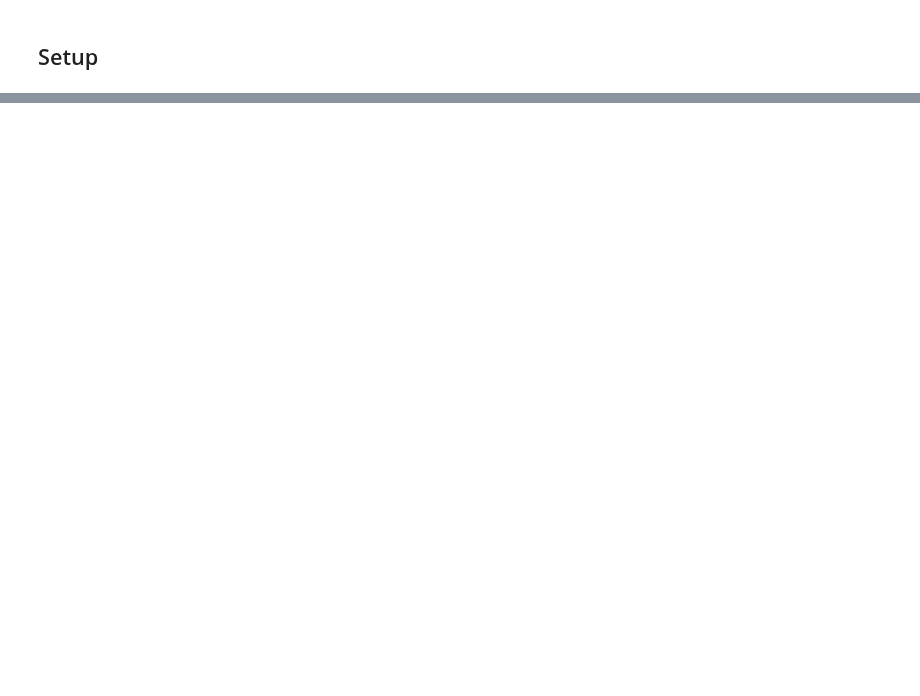
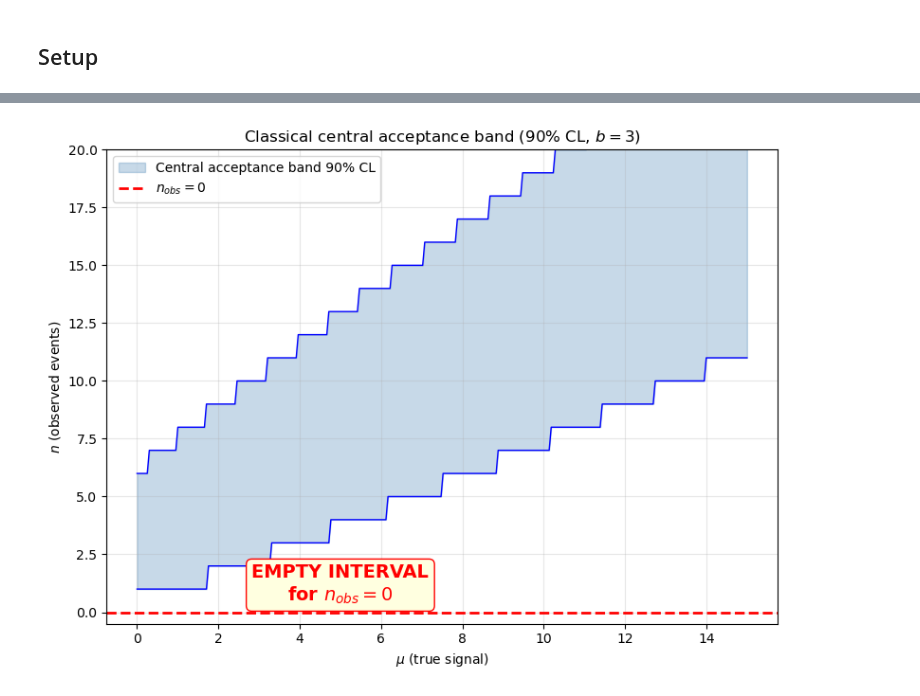
Before and after one commit to jahernando/USC-Fanal-v2, a Jupyter notebook: notebooks/guide/crib_feldman_cousins.ipynb, the cells around one changed output, grey strips where cells are left out. Saved outputs shown, nothing was run; the diff lists cells and outputs as text; code cells hidden in the pictures; blank space fills up the shorter version.

```diff
--- a/notebooks/guide/crib_feldman_cousins.ipynb
+++ b/notebooks/guide/crib_feldman_cousins.ipynb
@@ -100,15 +25,0 @@ The FC confidence belt maps each observed count $n$ to the confidence interval o
-# %%
-ns = np.arange(0, 20)
-
-plt.figure(figsize=(7, 5))
-for fc, cl, alpha in [(fc_95, 0.95, 0.2), (fc_90, 0.90, 0.35), (fc_68, 0.68, 0.5)]:
-    ys = fc(ns)
-    plt.fill_between(ns, ys[0], ys[1], alpha=alpha, color='steelblue',
-                     label='FC CI {:.0f}% CL'.format(100 * cl))
-
-plt.axvline(n_obs, color='red', ls='--', lw=1.5, label='$n_\mathrm{obs}$ = %d' % n_obs)
-plt.xlabel('$n_\mathrm{obs}$')
-plt.ylabel(r'$\mu$ (signal)')
-plt.title('FC confidence belt  ($b = {:.0f}$)'.format(bkg))
-plt.legend()
-plt.tight_layout();
@@ -244,0 +113,71 @@ Key points:
+# %%
+# Classical CENTRAL interval construction for Poisson with background
+# Demonstration of the empty interval problem
+
+def classical_central_interval(mu, bkg, cl=0.90, nmax=30):
+    """Classical central acceptance interval for signal mu with background bkg.
+    Splits probability (1-cl)/2 in each tail.
+    Returns (n_low, n_high).
+    """
+    alpha = 1 - cl
+    ns = np.arange(0, nmax + 1)
+    pmf = stats.poisson.pmf(ns, mu + bkg)
+    cdf = np.cumsum(pmf)
+
+    # Lower tail: P(n < n_low) <= alpha/2
+    n_low = 0
+    while n_low < nmax and cdf[n_low] < alpha / 2:
+        n_low += 1
+
+    # Upper tail: P(n > n_high) <= alpha/2  =>  P(n <= n_high) >= 1 - alpha/2
+    n_high = 0
+    while n_high < nmax and cdf[n_high] < 1 - alpha / 2:
+        n_high += 1
+
+    return n_low, n_high
+
+# Build the classical central band for b=3, 90% CL
+bkg = 3.0
+cl  = 0.90
+mus_grid = np.linspace(0, 15, 300)
+
+n_lows_classic = []
+n_highs_classic = []
+for mu in mus_grid:
+    nl, nh = classical_central_interval(mu, bkg, cl)
+    n_lows_classic.append(nl)
+    n_highs_classic.append(nh)
+
+n_lows_classic  = np.array(n_lows_classic)
+n_highs_classic = np.array(n_highs_classic)
+
+# Invert: for n_obs=0, find which mu values contain it
+n_obs_test = 0
+mask = (n_lows_classic <= n_obs_test) & (n_highs_classic >= n_obs_test)
+
+plt.figure(figsize=(8, 6))
+plt.fill_between(mus_grid, n_lows_classic, n_highs_classic, alpha=0.3, color='steelblue',
+                 label='Central acceptance band 90% CL')
+plt.plot(mus_grid, n_lows_classic, 'b-', lw=1)
+plt.plot(mus_grid, n_highs_classic, 'b-', lw=1)
+plt.axhline(n_obs_test, color='red', ls='--', lw=2, label='$n_{obs} = 0$')
+
+if np.any(mask):
+    mu_low = np.min(mus_grid[mask])
+    mu_high = np.max(mus_grid[mask])
+    plt.axvspan(mu_low, mu_high, alpha=0.3, color='red', label=r'CI: [{:.1f}, {:.1f}]'.format(mu_low, mu_high))
+    print('Classical central interval for n_obs=0: [{:.2f}, {:.2f}]'.format(mu_low, mu_high))
+else:
+    plt.text(5, 0.5, 'EMPTY INTERVAL\nfor $n_{obs}=0$', fontsize=14, color='red',
+             ha='center', fontweight='bold',
+             bbox=dict(boxstyle='round', facecolor='lightyellow', edgecolor='red'))
+    print('EMPTY INTERVAL! No mu >= 0 whose central acceptance band includes n=0')
+
+plt.xlabel(r'$\mu$ (true signal)')
+plt.ylabel(r'$n$ (observed events)')
+plt.title(r'Classical central acceptance band (90% CL, $b={:.0f}$)'.format(bkg))
+plt.legend(loc='upper left')
+plt.grid(alpha=0.3)
+plt.ylim(-0.5, 20)
+plt.tight_layout()
+# %% [output]
@@ -244,0 +185 @@ Key points:
+[figure, added]
```
Also changed, not shown: parts of 42 cells of this notebook.
